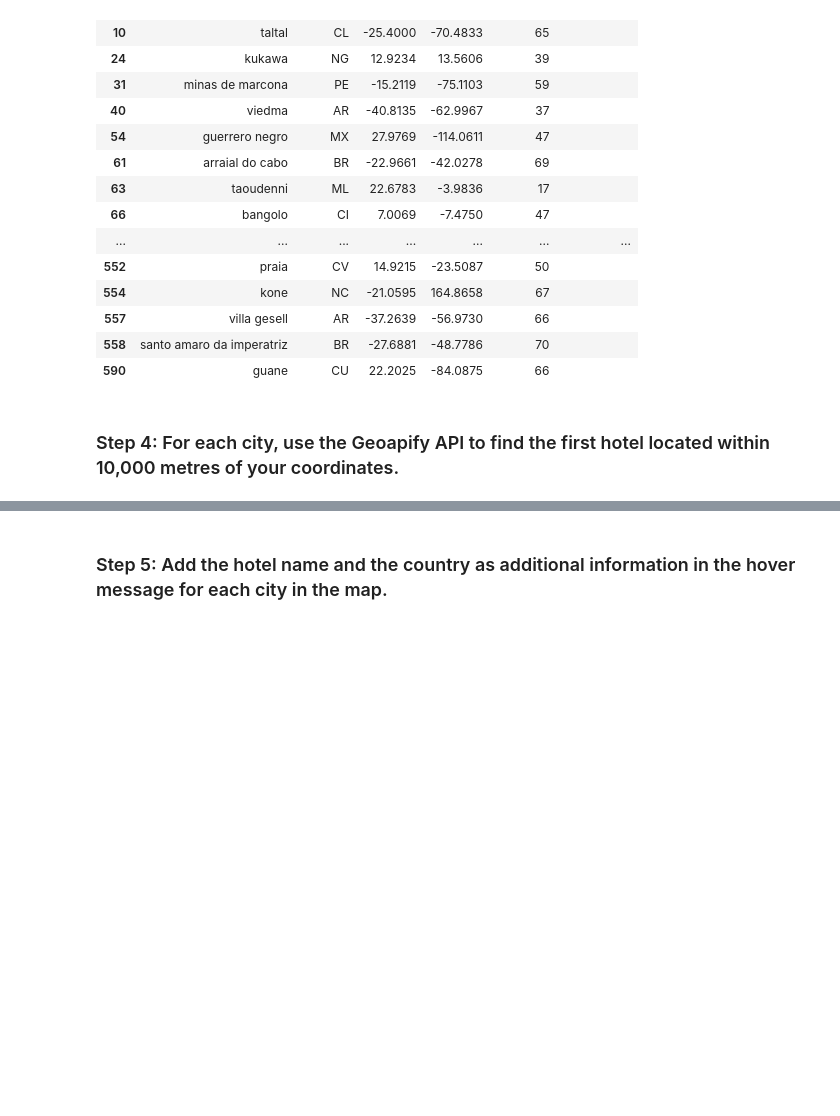
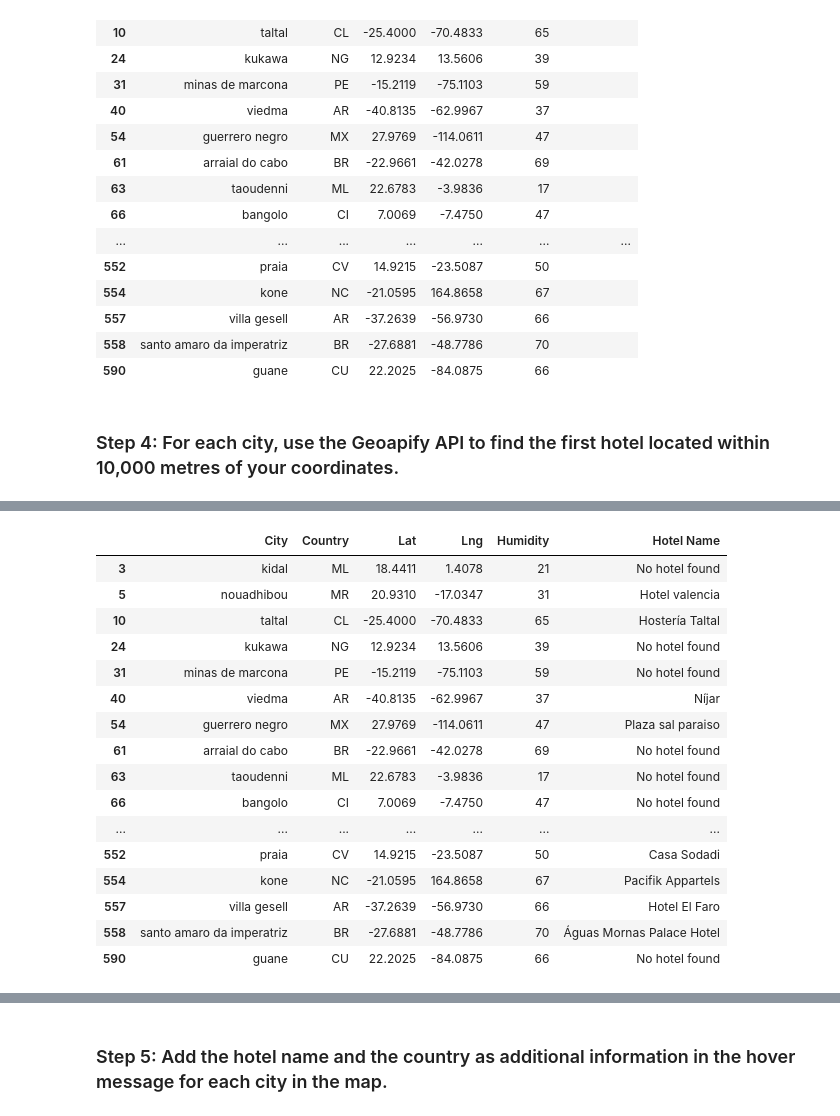
Before and after one commit to AEKoller/koller_api_challenge, a Jupyter notebook: Starter_Code/starter_code/VacationPy.ipynb, the cells around one changed output, grey strips where cells are left out. Saved outputs shown, nothing was run; the diff lists cells and outputs as text; code cells hidden in the pictures; blank space fills up the shorter version.

```diff
--- a/Starter_Code/starter_code/VacationPy.ipynb
+++ b/Starter_Code/starter_code/VacationPy.ipynb
@@ -139,8 +141,11 @@ name_address
 "https://api.geoapify.com/v2/places{'filter': 'circle:3        1.4078\\n5      -17.0347\\n10     -70.4833\\n24      13.5606\\n31     -75.1103\\n40     -62.9967\\n54    -114.0611\\n61     -42.0278\\n63 ...
 # %%
-# Set parameters to search for a hotel
 radius = 10000
-limit = 20
+params = {
+    "categories":"accommodation.hotel",
+    "apiKey": geoapify_key,
+    "limit":20
+}
 
 # Print a message to follow up the hotel search
 print("Starting hotel search")
@@ -151,11 +156,56 @@ for index, row in hotel_df.iterrows():
     latitude = row["Lat"]
     longitude = row["Lng"]
 
-    # Add filter and bias parameters with the current city's latitude and longitude to the params dictionary
-    filter = f"circle:{longitude},{latitude},{radius}"
-    bias = f"proximity:{longitude},{latitude}"
-    print(filter)
-    print(bias)
+     # Add the current city's latitude and longitude to the params dictionary
+    params["filter"] = f"circle:{longitude},{latitude},{radius}"
+    params["bias"] = f"proximity:{longitude},{latitude}"
+
+
+    # Set base URL
+    base_url = "https://api.geoapify.com/v2/places"
+
+
+    # Make and API request using the params dictionaty
+    name_address = requests.get(base_url, params=params)
+    # name_address
+
+    # Convert the API response to JSON format
+    name_address_json = name_address.json()
+
+    # Grab the first hotel from the results and store the name in the hotel_df DataFrame
+    try:
+        hotel_df.loc[index, "Hotel Name"] = name_address_json["features"][0]["properties"]["name"]
+    except (KeyError, IndexError):
+        # If no hotel is found, set the hotel name as "No hotel found".
+        hotel_df.loc[index, "Hotel Name"] = "No hotel found"
+
+    # Log the search results
+    # print(f"{name_address}")
+    print(f"{hotel_df.loc[index, 'City']} - nearest hotel: {hotel_df.loc[index, 'Hotel Name']}")
+
+# Display sample data
+hotel_df
+
+
+#This was my original code that didn't work. Sakib helped me out with the code above.
+# # Set parameters to search for a hotel
+# radius = 10000
+# limit = 20
+
+# # Print a message to follow up the hotel search
+# print("Starting hotel search")
+
+# # Iterate through the hotel_df DataFrame
+# for index, row in hotel_df.iterrows():
+#     # get latitude, longitude from the DataFrame
+#     latitude = row["Lat"]
+#     longitude = row["Lng"]
+
+#     # Add filter and bias parameters with the current city's latitude and longitude to the params dictionary
+#     filter = f"circle:{longitude},{latitude},{radius}"
+#     bias = f"proximity:{longitude},{latitude}"
+#     print(filter)
+#     print(bias)
 #     params = {
 #         "filter":filter,
 #         "limit":limit,
@@ -207,0 +258,17 @@ proximity:-84.0875,22.2025
+|  | City | Country | Lat | Lng | Humidity | Hotel Name |
+| 3 | kidal | ML | 18.4411 | 1.4078 | 21 | No hotel found |
+| 5 | nouadhibou | MR | 20.9310 | -17.0347 | 31 | Hotel valencia |
+| 10 | taltal | CL | -25.4000 | -70.4833 | 65 | Hostería Taltal |
+| 24 | kukawa | NG | 12.9234 | 13.5606 | 39 | No hotel found |
+| 31 | minas de marcona | PE | -15.2119 | -75.1103 | 59 | No hotel found |
+| 40 | viedma | AR | -40.8135 | -62.9967 | 37 | Níjar |
+| 54 | guerrero negro | MX | 27.9769 | -114.0611 | 47 | Plaza sal paraiso |
+| 61 | arraial do cabo | BR | -22.9661 | -42.0278 | 69 | No hotel found |
+| 63 | taoudenni | ML | 22.6783 | -3.9836 | 17 | No hotel found |
+| 66 | bangolo | CI | 7.0069 | -7.4750 | 47 | No hotel found |
+| ... | ... | ... | ... | ... | ... | ... |
+| 552 | praia | CV | 14.9215 | -23.5087 | 50 | Casa Sodadi |
+| 554 | kone | NC | -21.0595 | 164.8658 | 67 | Pacifik Appartels |
+| 557 | villa gesell | AR | -37.2639 | -56.9730 | 66 | Hotel El Faro |
+| 558 | santo amaro da imperatriz | BR | -27.6881 | -48.7786 | 70 | Águas Mornas Palace Hotel |
+| 590 | guane | CU | 22.2025 | -84.0875 | 66 | No hotel found |
```
Also changed, not shown: parts of 6 cells of this notebook, 1 other file.
